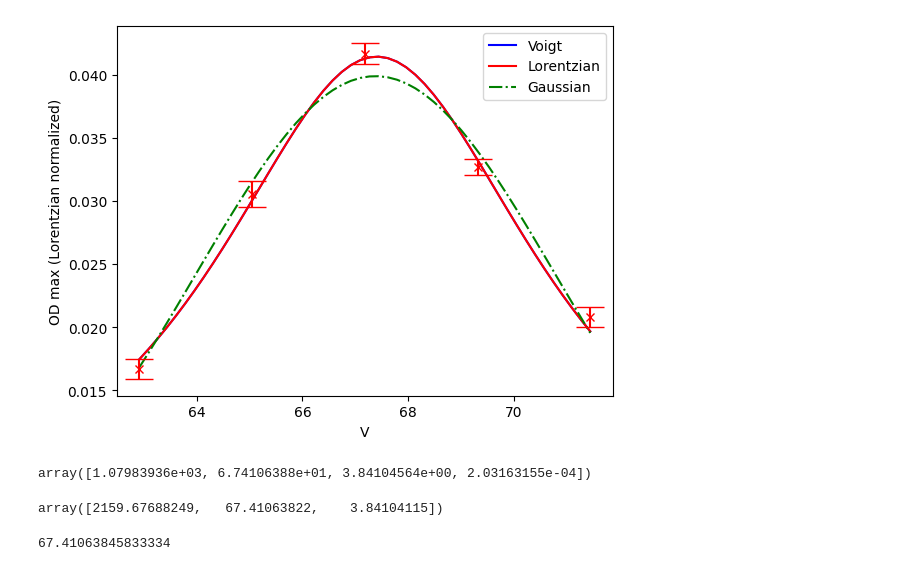
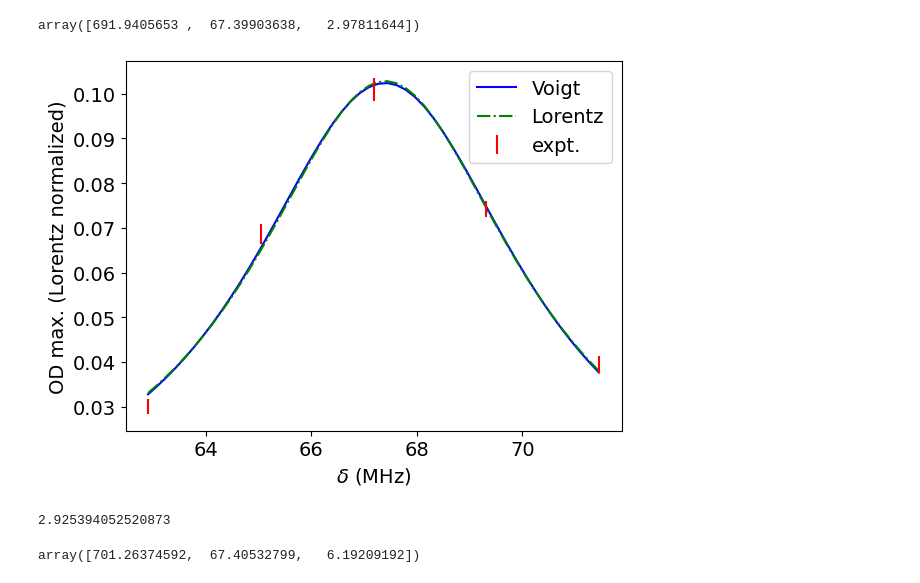
Before and after one commit to benmcdonough20/MOTsArentForKids, a Jupyter notebook: intensity/intensity.ipynb, the cells around one changed output. Saved outputs shown, nothing was run; the diff lists cells and outputs as text; code cells hidden in the pictures.

```diff
--- a/intensity/intensity.ipynb
+++ b/intensity/intensity.ipynb
@@ -16,6 +16,6 @@ data = datarun.Experiment(
     vend=1.0,
     vstep=.175,
     numtrials=25,
-    mask=.15
+    mask=.1
 )
 # %% [output]
@@ -25,6 +32,6 @@ on 46: array must not contain infs or NaNs
 # %%
 def od_max(run):
-    return run.popt_x[0]-run.popt_x[3]
+    return run.popt_x[0]
 
 str_dat = data.structure_data(od_max)
 # %%
@@ -45,43 +49,42 @@ removed
 # %%
 def lorentzian(x, A, w0, gamma):
-    return A*(gamma/(2*np.pi))/((x-w0)**2+gamma**2)
+    return A*(gamma/(2*np.pi))/((x-w0)**2+(gamma/2)**2)
 
 def gaussian(x, A, mu, sigma):
     return A*np.exp(-(x-mu)**2/(2*sigma**2))
 
-def voigt(x, A, mu, gamma, sigma):
-    return A*voigt_profile(x-mu, sigma, gamma)
+def voigt(x, A, mu, gamma):
+    return A*voigt_profile(x-mu, .53, gamma)
 # %%
 xdata = 59.25+np.array(data.vlist)*6.1*2
 # %%
 means = np.fromiter(map(np.mean, str_dat.values()), float)
 errs = np.fromiter(map(np.std, str_dat.values()), float)/5
-popt_g, pcov_g = curve_fit(gaussian, xdata, means, sigma = errs, p0 = [20, 60, 8], absolute_sigma=True)
-popt_v, pcov_v = curve_fit(voigt, xdata, means, sigma = errs, p0 = [20, 60, 8, 8], absolute_sigma=True)
-popt_l, pcov_l = curve_fit(lorentzian, xdata, means, sigma = errs, p0 = [20, 60, 8], absolute_sigma=True)
+popt_g, pcov_g = curve_fit(gaussian, xdata, means, sigma = errs, p0 = [70, 65, 8], absolute_sigma=True)
+popt_l, pcov_l = curve_fit(lorentzian, xdata, means, sigma = errs, p0 = [20, 65, 8], absolute_sigma=True)
+popt_v, pcov_v = curve_fit(voigt, xdata, means, sigma = errs, p0 = [692, 6.7,  3],absolute_sigma=True)
-# %%
-xax = np.linspace(min(xdata), max(xdata), 50)
-plt.plot(xax, [voigt(x, *popt_v)/popt_l[0] for x in xax], color = "b", label = "Voigt")
-plt.plot(xax, [lorentzian(x, *popt_l)/popt_l[0] for x in xax], color = "r", label = "Lorentzian")
-plt.plot(xax, [gaussian(x, *popt_g)/popt_l[0] for x in xax], linestyle = "-.", color = 'g', label = "Gaussian")
-plt.errorbar(xdata, means/popt_l[0], yerr = errs/popt_l[0], linestyle = "None", marker =  "x", color = "r", capsize=10)
-plt.legend()
-plt.ylabel("OD max (Lorentzian normalized)")
-plt.xlabel(r"V")
-#for dat in data.data:
-#    plt.scatter(dat.value, od_max(dat)/popt_l[0], color = "k", alpha=.2, marker = "o")
-plt.savefig("../figures/intensity1.png", dpi = 200)
-# %% [output]
-[figure, removed]
 # %%
 popt_v
 # %% [output]
-array([1.07983936e+03, 6.74106388e+01, 3.84104564e+00, 2.03163155e-04])
+array([691.9405653 ,  67.39903638,   2.97811644])
+# %%
+xax = np.linspace(min(xdata), max(xdata))
+plt.plot(xax, voigt(xax, *popt_v)/popt_l[0], color = "b", label = "Voigt")
+plt.plot(xax, lorentzian(xax, *popt_l)/popt_l[0], linestyle = "-.", color = "g", label = "Lorentz")
+plt.errorbar(xdata, means/popt_l[0], linestyle = "None", yerr = errs/popt_l[0], color = 'r', label = "expt.")
+plt.legend(fontsize=14)
+plt.xticks(fontsize=14)
+plt.yticks(fontsize=14)
+plt.xlabel(r"$\delta$ (MHz)", fontsize = 14)
+plt.ylabel(r"OD max. (Lorentz normalized)", fontsize = 14)
+plt.savefig("../figures/linewidth.png", dpi = 200)
+# %% [output]
+[figure, added]
+# %%
+sum((voigt(xdata, *popt_v)-means)**2/errs**2)/2
+# %% [output]
+2.925394052520873
 # %%
 popt_l
 # %% [output]
-array([2159.67688249,   67.41063822,    3.84104115])
+array([701.26374592,  67.40532799,   6.19209192])
-# %%
-popt_l[1]
-# %% [output]
-67.41063845833334
```
Also changed, not shown: parts of 7 cells of this notebook, 6 other files.
